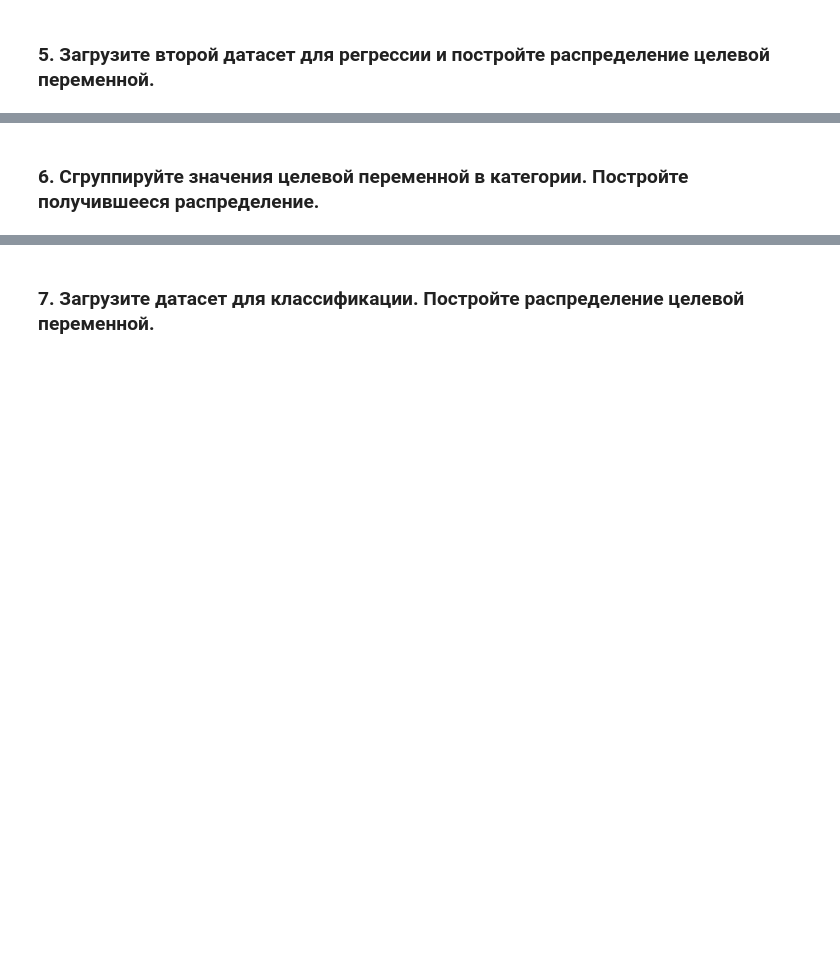
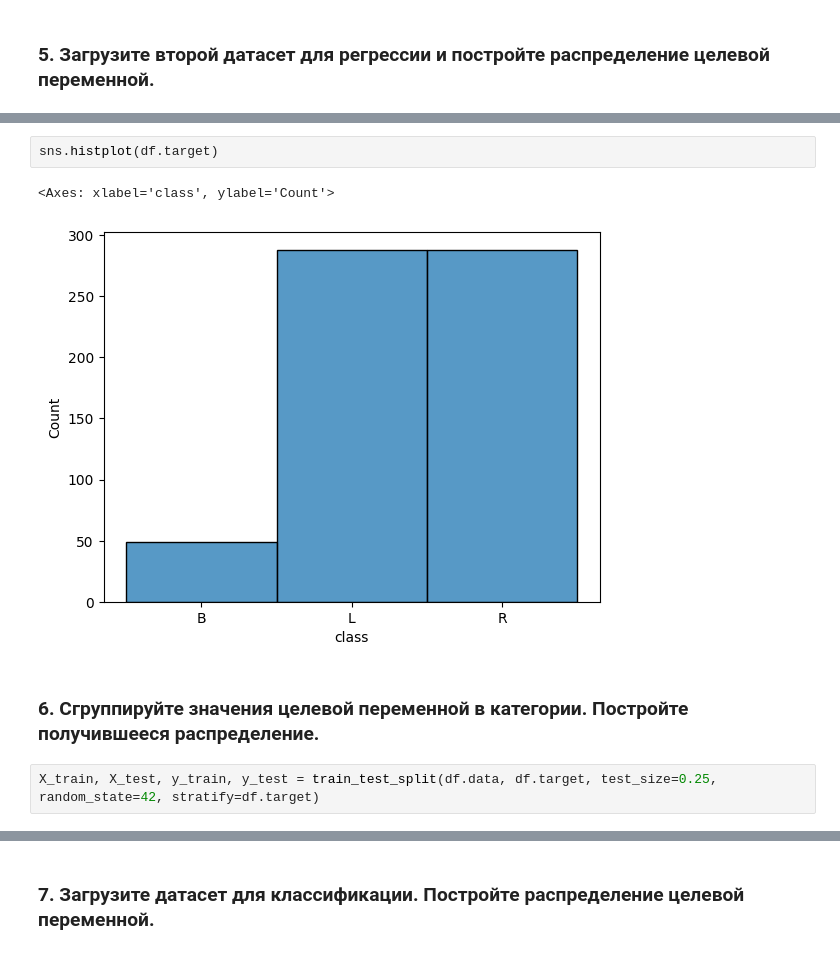
Before and after one commit to mikaereli/classic_ml_univ, a Jupyter notebook: 5. Data's Preprosseing/5_4_conplex_preproc_data.ipynb, the cells around one changed output, grey strips where cells are left out. Saved outputs shown, nothing was run; the diff lists cells and outputs as text; blank space fills up the shorter version.

```diff
--- a/5. Data's Preprosseing/5_4_conplex_preproc_data.ipynb
+++ b/5. Data's Preprosseing/5_4_conplex_preproc_data.ipynb
@@ -121,2 +150,9 @@ y_pred = better.predict(X_test)
+# %%
+sns.histplot(df.target)
+# %% [output]
+<Axes: xlabel='class', ylabel='Count'>
+[figure, added]
 # %% [markdown]
 ### 6. Сгруппируйте значения целевой переменной в категории. Постройте получившееся распределение.
+# %%
+X_train, X_test, y_train, y_test = train_test_split(df.data, df.target, test_size=0.25, random_state=42, stratify=df.target)
```
Also changed, not shown: parts of 54 cells of this notebook.
